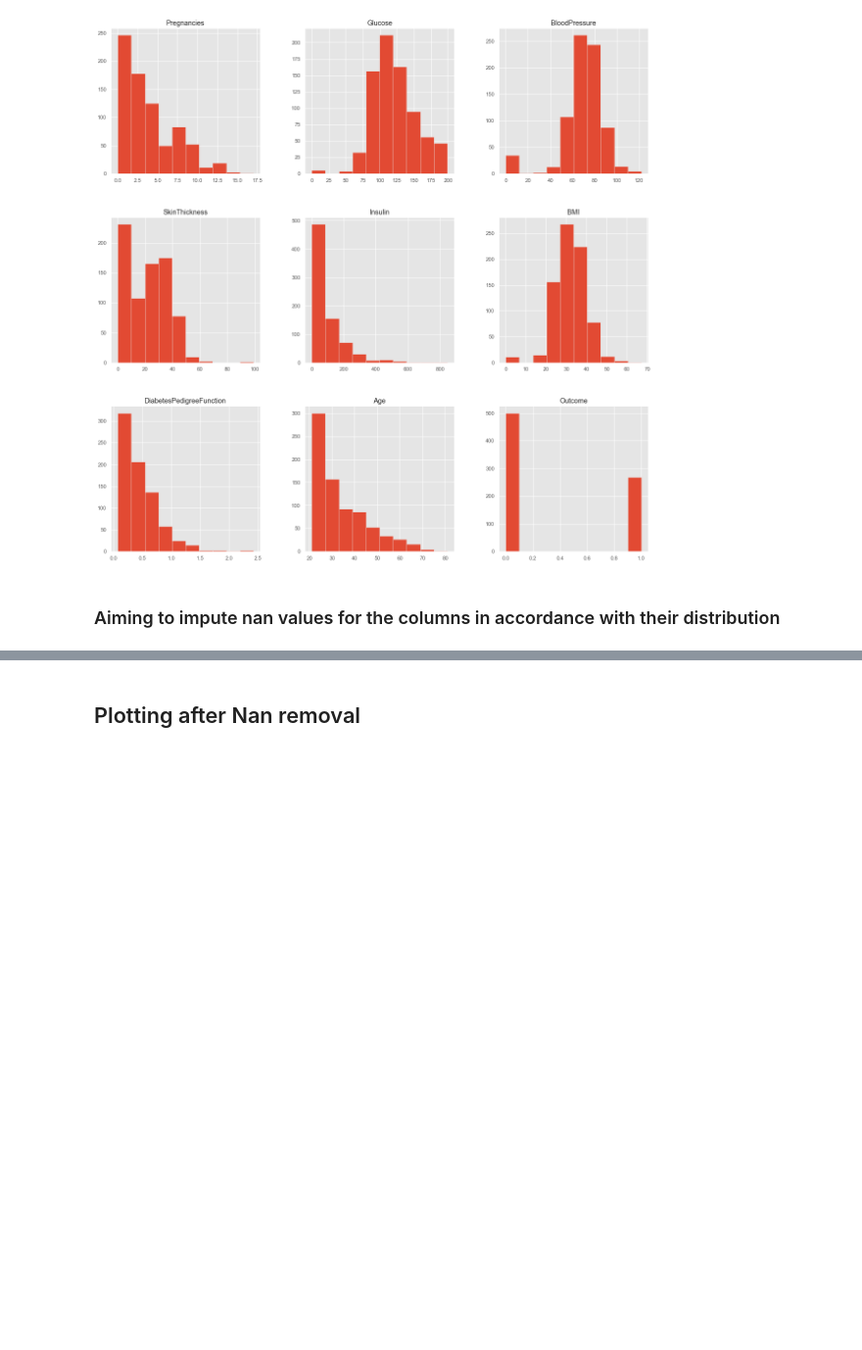
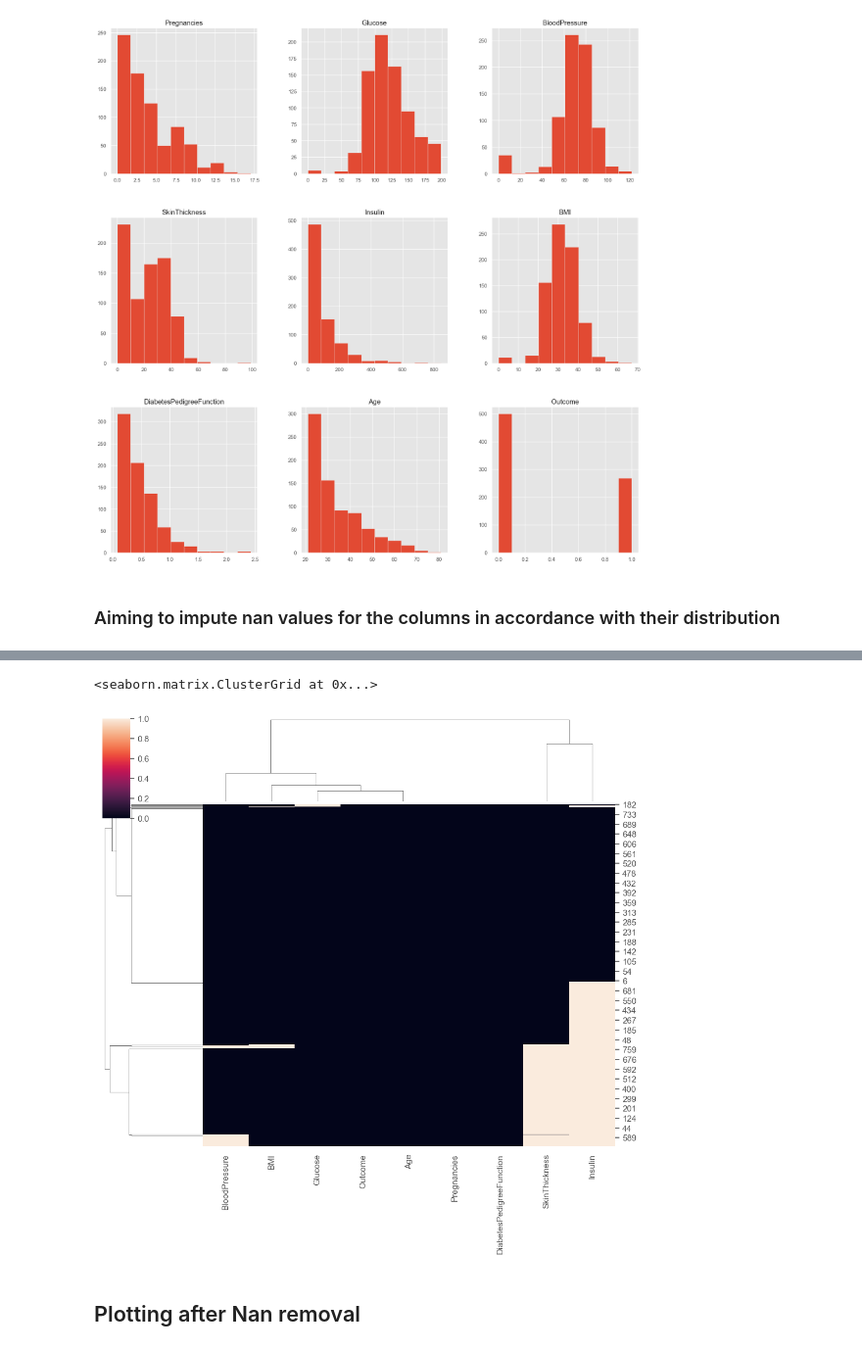
Before and after one commit to igumnov-daniel/HOCK_FEBRUARY_2023, a Jupyter notebook: 13_ML_3_logreg/13_2_KNN_LESSON.ipynb, the cells around one changed output, grey strips where cells are left out. Shown at 98% size. Cells and saved outputs as stored; diff of their text form; code cells hidden in the pictures; blank space fills up the shorter version.

```diff
--- a/13_ML_3_logreg/13_2_KNN_LESSON.ipynb
+++ b/13_ML_3_logreg/13_2_KNN_LESSON.ipynb
@@ -103,3 +108,8 @@ p = diabetes_data.hist(figsize = (20,20))
+# %%
+sns.clustermap(diabetes_data_copy.isna().astype(np.int8), cmap='rocket')
+# %% [output]
+<seaborn.matrix.ClusterGrid at 0x...>
+[figure, added]
 # %%
 diabetes_data_copy['Glucose'].fillna(diabetes_data_copy['Glucose'].mean(), inplace = True)
 diabetes_data_copy['BloodPressure'].fillna(diabetes_data_copy['BloodPressure'].mean(), inplace = True)
```
Also changed, not shown: parts of 9 cells of this notebook, 2 other files.
